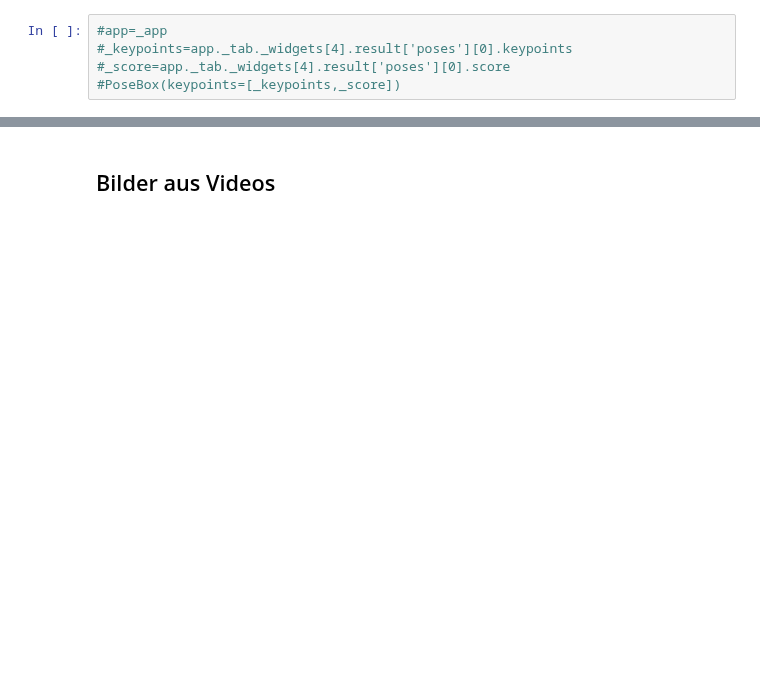
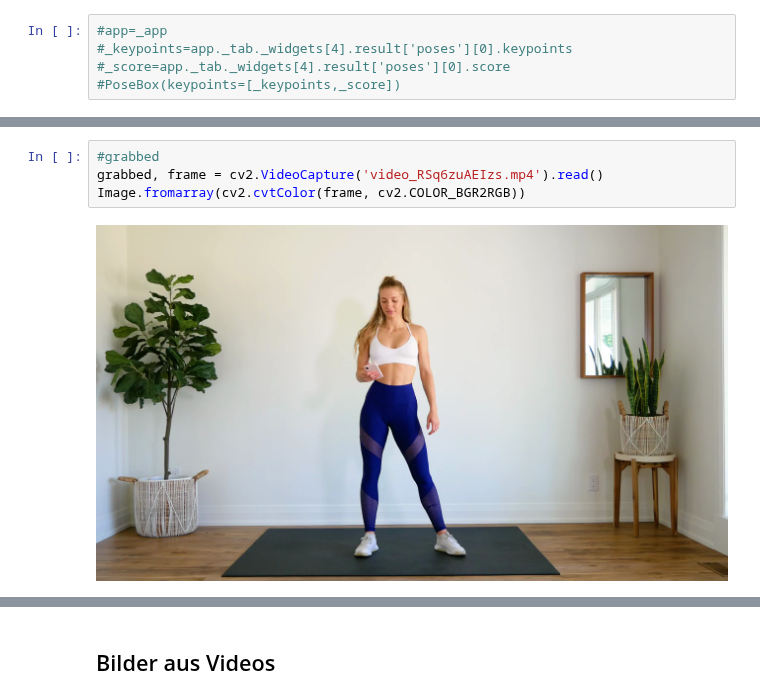
Before and after one commit to scray/scray, a Jupyter notebook: projects/edge/coral/actions/video_actions-Squat.ipynb, the cells around one changed output, grey strips where cells are left out. Drawn from its saved outputs; the diff is of its cells as text; blank space fills up the shorter version.

```diff
--- a/projects/edge/coral/actions/video_actions-Squat.ipynb
+++ b/projects/edge/coral/actions/video_actions-Squat.ipynb
@@ -681,0 +690,6 @@ init_video None
+# %%
+#grabbed
+grabbed, frame = cv2.VideoCapture('video_RSq6zuAEIzs.mp4').read()
+Image.fromarray(cv2.cvtColor(frame, cv2.COLOR_BGR2RGB))
+# %% [output]
+[figure, added]
```
Also changed, not shown: parts of 22 cells of this notebook, 2 other files.
